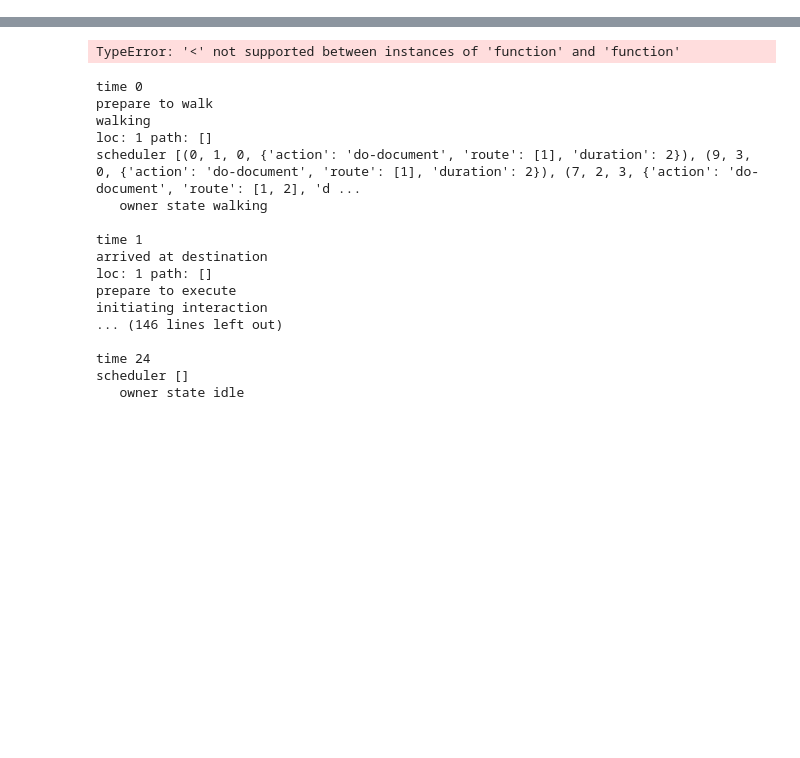
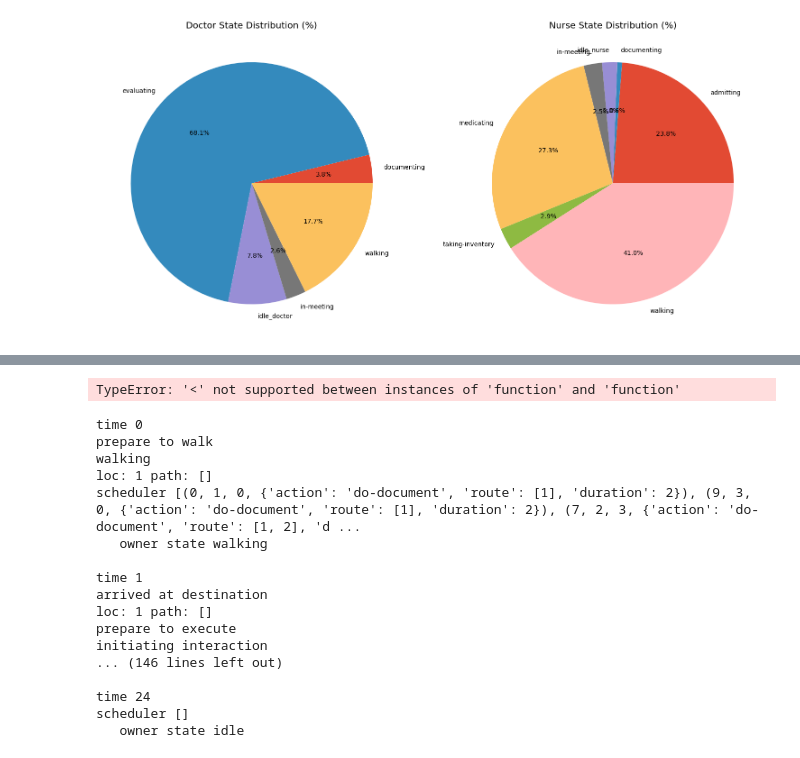
Before and after one commit to saamayac/health_robot, a Jupyter notebook: src/dev_notebook.ipynb, the cells around one changed output, grey strips where cells are left out. Drawn from its saved outputs; the diff is of its cells as text; code cells hidden in the pictures; blank space fills up the shorter version.

```diff
--- a/src/dev_notebook.ipynb
+++ b/src/dev_notebook.ipynb
@@ -0,0 +60,3 @@
+# %%
+state_perc=agents_data.groupby(['atype','AgentID'])['state'].value_counts(normalize=True).groupby(['atype','state']).median().unstack()
+state_perc
@@ -0,0 +76,13 @@
+# %%
+import matplotlib.pyplot as plt
+
+plt.style.use('ggplot')
+fig,axs=plt.subplots(1,2,figsize=(15,10))
+for i, (atype,atype_info) in enumerate(state_perc.loc[['nurse','doctor']].dropna(how='all',axis=1).groupby(level=0,axis=0)):
+    ax=axs[i]
+    (atype_info.dropna(axis=1)*100).T.plot(kind='pie',stacked=True,ax=ax,subplots=True,legend=False,autopct='%1.1f%%')
+    ax.set_xlabel(""); ax.set_ylabel(""); ax.set_yticks([])
+ax.set_title("%s State Distribution (%%)"% atype.capitalize())
+plt.tight_layout()
+# %% [output]
+[figure, added]
```
Also changed, not shown: parts of 9 cells of this notebook, 17 other files.
